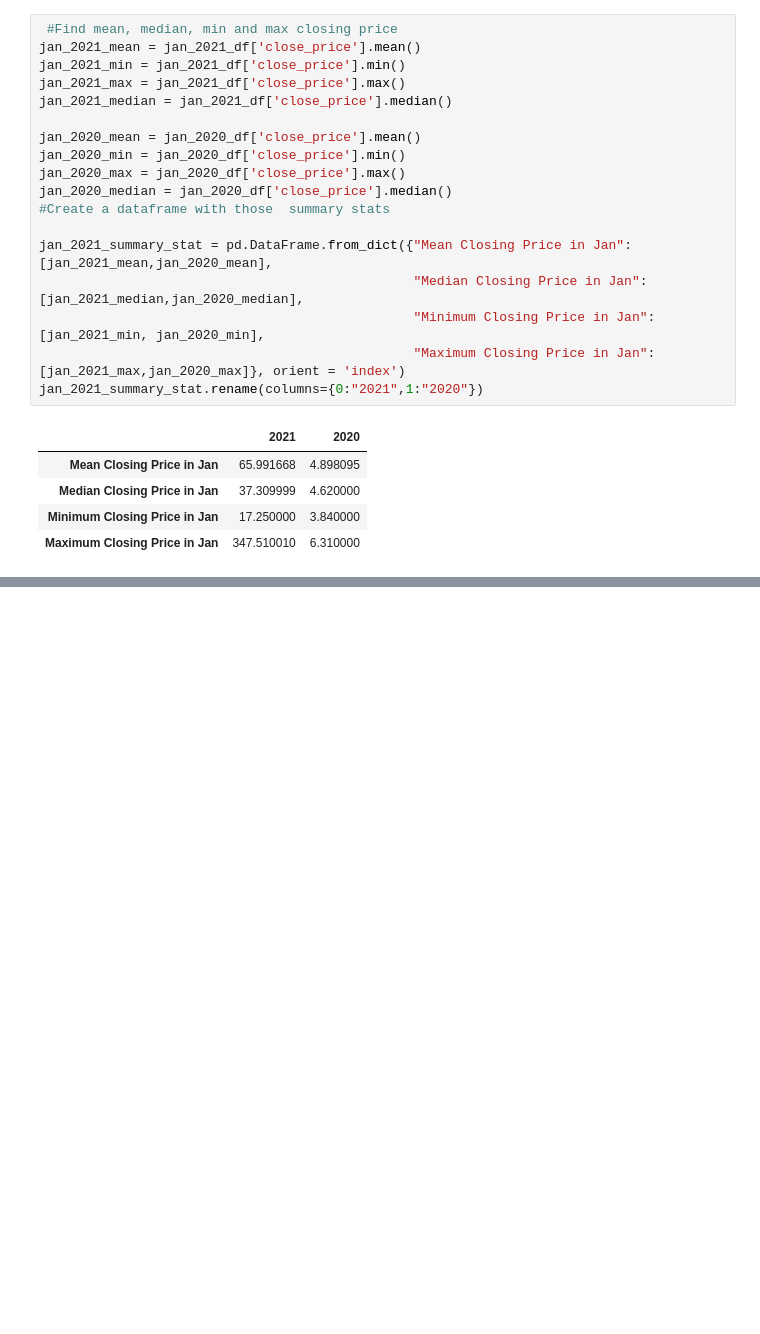
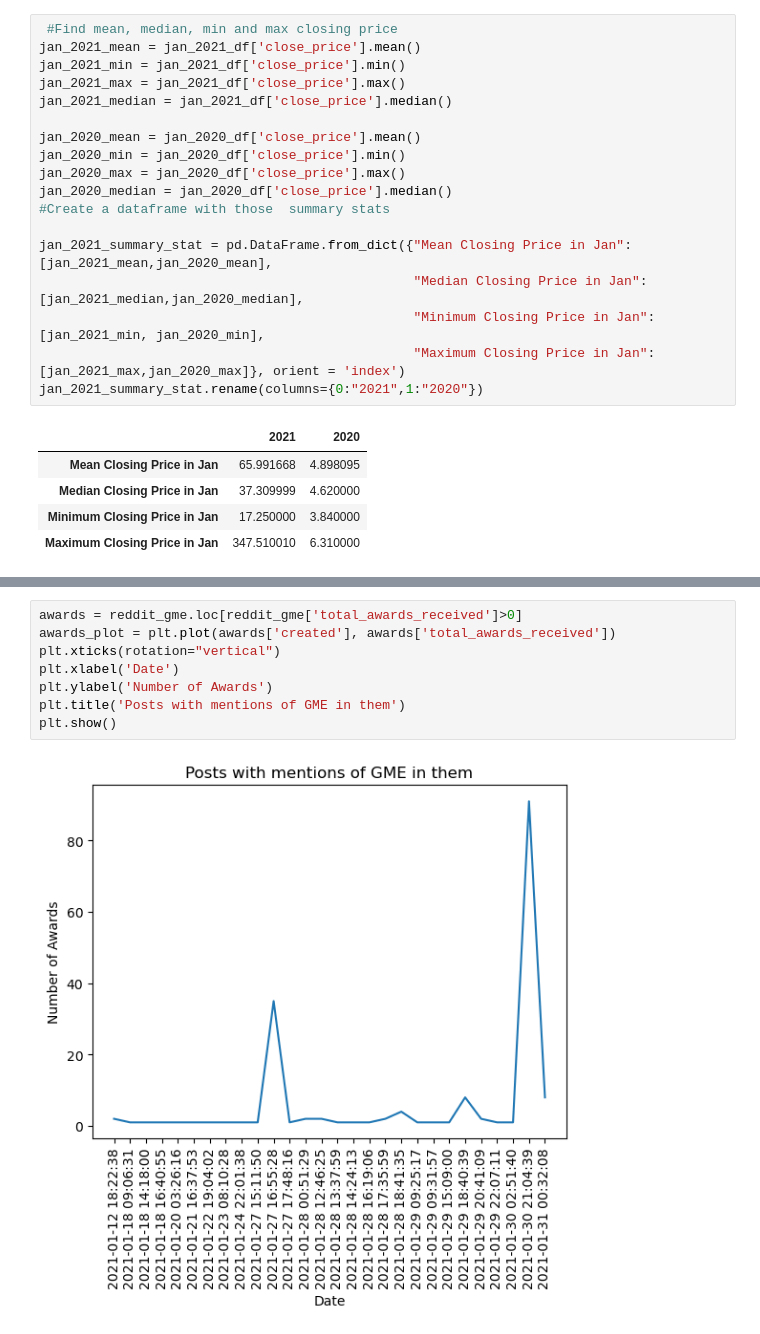
Before and after one commit to jithu-ann/Project_1, a Jupyter notebook: reddit_analysis.ipynb, the cells around one changed output, grey strips where cells are left out. Drawn from its saved outputs; the diff is of its cells as text; blank space fills up the shorter version.

```diff
--- a/reddit_analysis.ipynb
+++ b/reddit_analysis.ipynb
@@ -135,0 +188,10 @@ jan2021_reddit = reddit_clean_df[reddit_clean_df['created'].str.contains('2021-0
+# %%
+awards = reddit_gme.loc[reddit_gme['total_awards_received']>0]
+awards_plot = plt.plot(awards['created'], awards['total_awards_received'])
+plt.xticks(rotation="vertical")
+plt.xlabel('Date')
+plt.ylabel('Number of Awards')
+plt.title('Posts with mentions of GME in them')
+plt.show()
+# %% [output]
+[figure, added]
```
Also changed, not shown: parts of 6 cells of this notebook.
